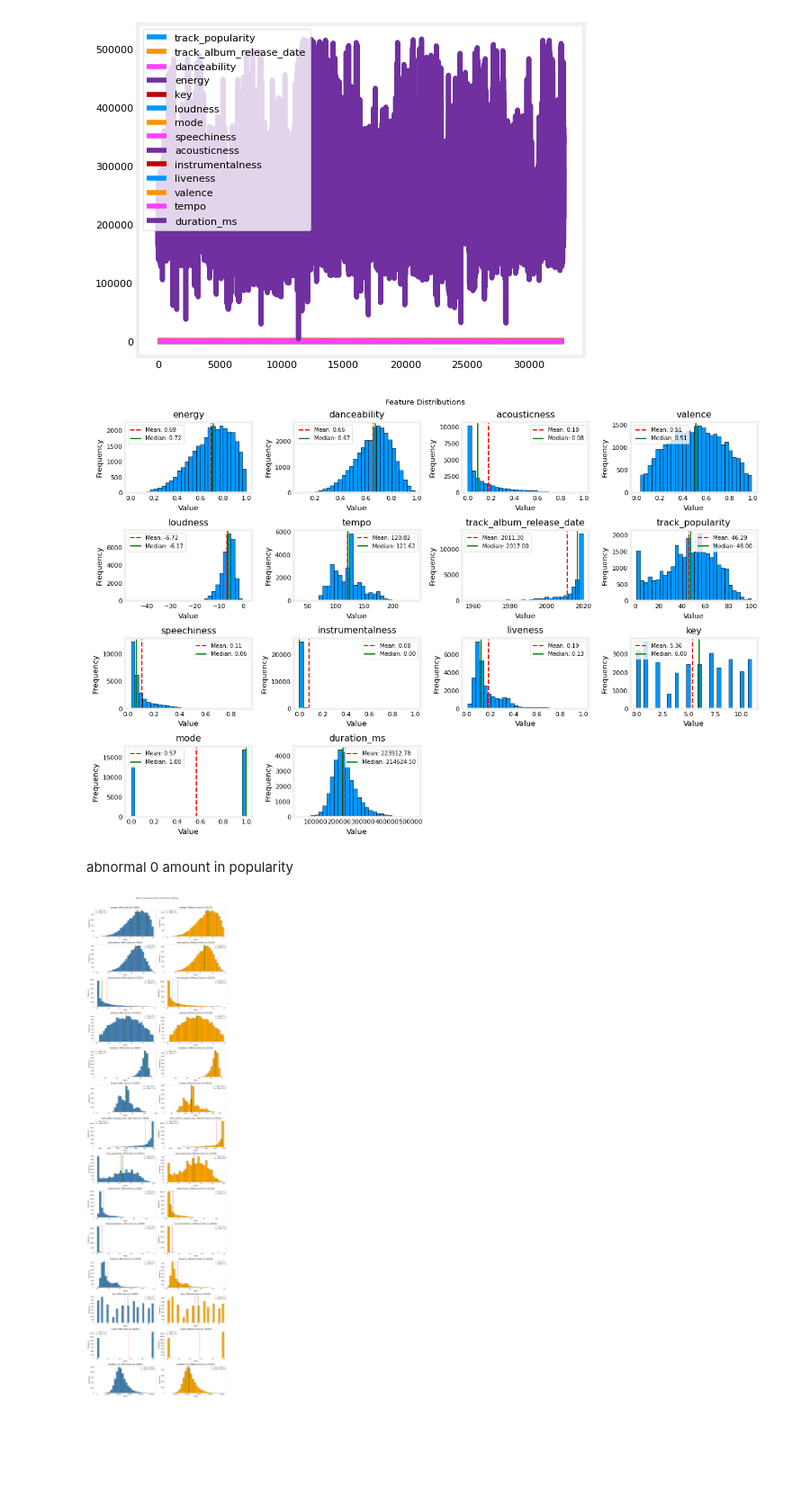
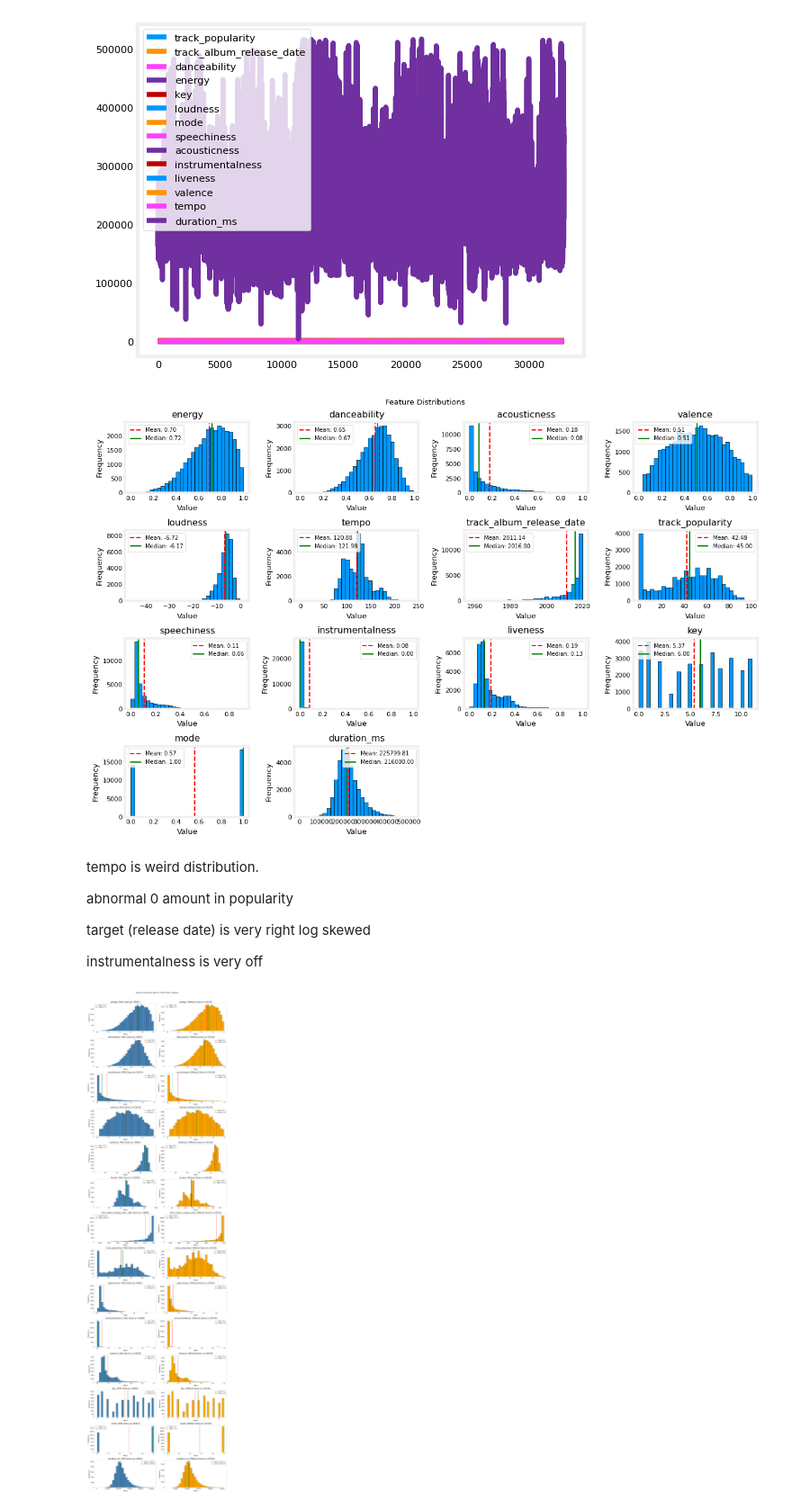
Before and after one commit to TempeHS/2026SE_MLOPSTask_Xavier.P, a Jupyter notebook: 2.Model_Development/2.1.Data_Wrangling/2.1.1.data_preview.ipynb, the cells around one changed output. Shown at 90% size. Drawn from its saved outputs; the diff is of its cells as text; code cells hidden in the pictures; blank space fills up the shorter version.

```diff
--- a/2.Model_Development/2.1.Data_Wrangling/2.1.1.data_preview.ipynb
+++ b/2.Model_Development/2.1.Data_Wrangling/2.1.1.data_preview.ipynb
@@ -150,7 +150,7 @@ data_frame.plot()
 <Axes: >
 [figure]
 # %%
-data_frame = data_frame[data_frame["track_popularity"] != 0]
+#data_frame = data_frame[data_frame["track_popularity"] != 0]
 features = [
     "energy",
     "danceability",
@@ -170,36 +170,42 @@ features = [
 
 fig, axes = plt.subplots(4, 4, figsize=(12, 8))
 plt.suptitle("Feature Distributions")
 
 for ax, feature in zip(axes.flatten(), features):
     mean = data_frame[feature].mean()
     median = data_frame[feature].median()
 
     ax.hist(data_frame[feature], bins=30, edgecolor="black")
     ax.axvline(
         mean, color="red", linestyle="--", linewidth=1.5, label=f"Mean: {mean:.2f}"
     )
     ax.axvline(
         median,
         color="green",
         linestyle="-",
         linewidth=1.5,
         label=f"Median: {median:.2f}",
     )
     ax.set_title(feature)
     ax.set_xlabel("Value")
     ax.set_ylabel("Frequency")
     ax.legend(fontsize=7)
 
 for ax in axes.flatten()[len(features) :]:
     ax.set_visible(False)
 
 plt.tight_layout()
 plt.show()
 # %% [output]
-[figure, old version]
+[figure, new version]
-# %% [markdown]
-abnormal 0 amount in popularity
+# %% [markdown]
+tempo is weird distribution.
+
+abnormal 0 amount in popularity
+
+target (release date) is very right log skewed
+
+instrumentalness is very off
 # %%
 # Compare all feature distributions with and without zero popularity
 df_with_zeros = pd.read_csv("spotify_songs.csv")
```
Also changed, not shown: parts of 12 cells of this notebook, 2 other files.
